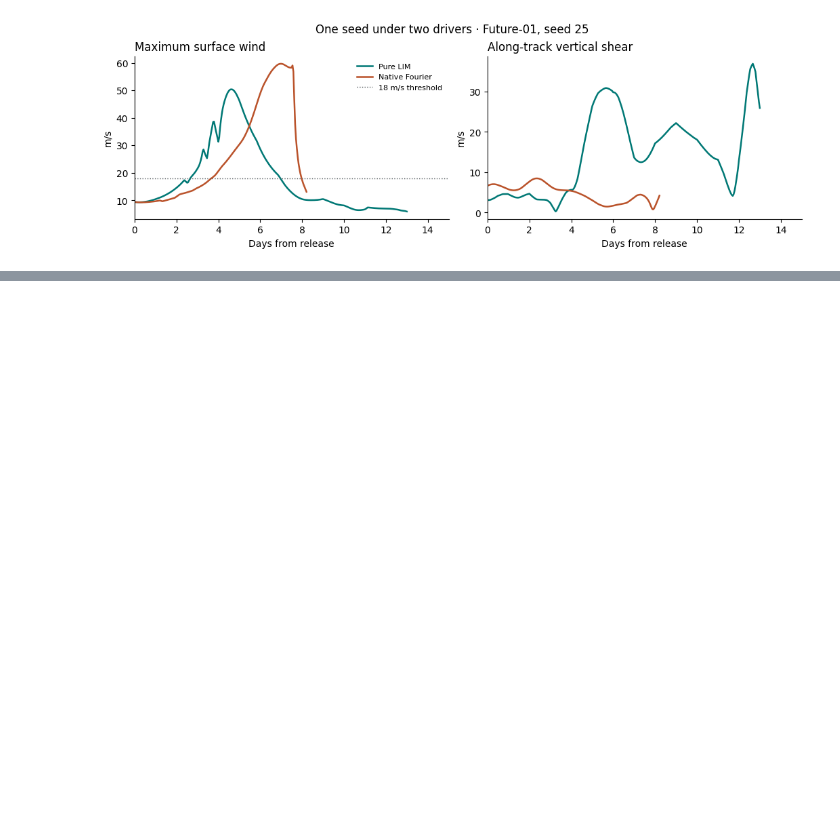
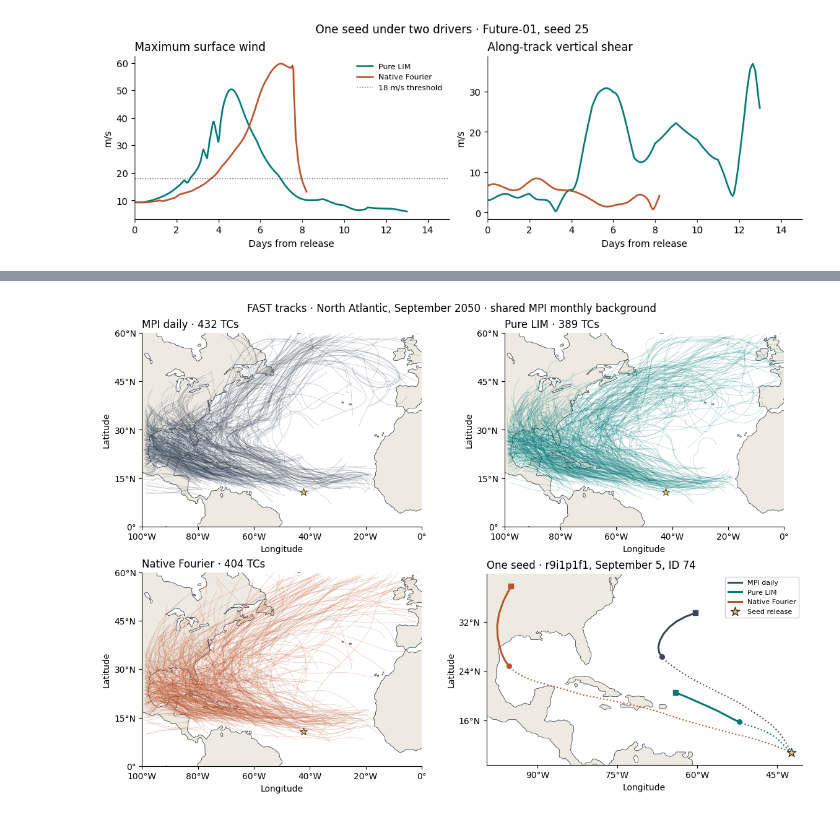
Before and after one commit to ZhanxiangHua/north-atlantic-pure-lim, a Jupyter notebook: notebooks/FaIR_EOF_LIM_to_Tropical_Cyclones.ipynb, the cells around one changed output, grey strips where cells are left out. Saved outputs shown, nothing was run; the diff lists cells and outputs as text; code cells hidden in the pictures; blank space fills up the shorter version.

```diff
--- a/notebooks/FaIR_EOF_LIM_to_Tropical_Cyclones.ipynb
+++ b/notebooks/FaIR_EOF_LIM_to_Tropical_Cyclones.ipynb
@@ -46,7 +46,7 @@ from annual_lim.model import MonthlyModel
 from annual_lim.sample import event, forcing
 from tc_emulator.sampling import fair_years
 from tc_emulator.tc_adapter import geography
-from tc_benchmark import DAYS, METHODS, MONTH, paired_rates, run_pair, window_samples
+from tc_benchmark import DAYS, METHODS, MONTH, paired_rates, run_pair
 
 threads = threadpool_limits(limits=1)
 seed = 20261119
@@ -61,7 +61,7 @@ for filename, expected in manifest["sha256"].items():
 assert version("fair") == manifest["fair"]["version"]
 plt.rcParams.update({"axes.spines.top": False, "axes.spines.right": False, "figure.dpi": 100,
                      "axes.titlelocation": "left", "font.size": 10, "savefig.dpi": 150})
-colors = {"Pure LIM": "#007875", "Native Fourier": "#ba532b", "HURDAT2": "#413e70"}
+colors = {"Pure LIM": "#007875", "Native Fourier": "#ba532b"}
 print(f"{len(historical_years)} historical + {future_events} future panels, "
       f"{seeds_per_event} seeds per panel, {len(METHODS)} drivers, {workers} workers")
 # %% [output]
@@ -424,0 +475,54 @@ To explore sampling variability, increase `seeds_per_event` and `future_events`
+# %%
+from matplotlib.ticker import MaxNLocator
+
+fixes = pd.read_parquet(mpi_report / "tc_tracks_6h.parquet").sort_values(storm_key + ["elapsed_h"])
+assert not fixes.duplicated(storm_key + ["elapsed_h"]).any()
+assert np.isfinite(fixes[["lon_e", "lat_n", "vmax_ms"]].to_numpy()).all()
+accepted = mpi_attempts.loc[mpi_attempts.tc].set_index(storm_key).sort_index()
+track_ids = pd.MultiIndex.from_frame(fixes[storm_key].drop_duplicates())
+pd.testing.assert_index_equal(track_ids, accepted.index)
+
+fig, axs = plt.subplots(2, 2, figsize=(11.4, 8.0), layout="constrained")
+for ax, driver in zip(axs.flat[:3], drivers):
+    case_protocol = "Reference" if driver == MPI else fixed_bg
+    group = fixes[fixes.protocol.eq(case_protocol) & fixes.method.eq(driver)]
+    segments = [np.column_stack((track.lon_e.to_numpy() - 360, track.lat_n))
+                for _, track in group.groupby(["member", "draw", "origin", "seed_id"], sort=False)]
+    ax.contourf(coast_x, coast_y, land_fraction, levels=[.5, 1.1], colors=["#eeeae2"])
+    basin_map(ax)
+    ax.add_collection(LineCollection(segments, colors=colors[driver], linewidths=.65, alpha=.24))
+    ax.scatter(one_seed.lon - 360, one_seed.lat, marker="*", s=80, c="#f4c34c",
+               edgecolors="#29323a", linewidths=.7, zorder=4)
+    ax.set_title(f"{driver} · {len(segments)} TCs")
+
+ax = axs[1, 1]
+ax.contourf(coast_x, coast_y, land_fraction, levels=[.5, 1.1], colors=["#eeeae2"])
+basin_map(ax)
+x0, y0 = float(one_seed.lon.iloc[0] - 360), float(one_seed.lat.iloc[0])
+shown = [np.array([[x0, y0]])]
+for driver in drivers:
+    t, window = live_paths[driver], live_windows[driver]
+    xy = np.column_stack((t.storm_lon.values - 360, t.storm_lat.values))
+    if window is None:
+        xy = xy[np.isfinite(xy).all(axis=1)]
+        ax.plot(*xy.T, color=colors[driver], ls=":", label=f"{driver} (incomplete)")
+    else:
+        begin = window[0]
+        xy = xy[:begin + 9]
+        ax.plot(*xy[:begin + 1].T, color=colors[driver], ls=":", lw=1.5)
+        ax.plot(*xy[begin:].T, color=colors[driver], lw=2.2, label=driver)
+        ax.scatter(*xy[begin], color=colors[driver], s=30, marker="o", zorder=4)
+        ax.scatter(*xy[-1], color=colors[driver], s=30, marker="s", zorder=4)
+    shown.append(xy)
+ax.scatter(x0, y0, marker="*", s=115, c="#f4c34c", edgecolors="#29323a", zorder=5, label="Seed release")
+extent = np.concatenate(shown)
+ax.set(xlim=(extent[:, 0].min()-2, extent[:, 0].max()+2), ylim=(extent[:, 1].min()-2, extent[:, 1].max()+2))
+ax.xaxis.set_major_locator(MaxNLocator(5))
+ax.yaxis.set_major_locator(MaxNLocator(5))
+ax.set_title(f"One seed · {member}, September {origin}, ID {example_id}")
+ax.legend(frameon=True, framealpha=.95, fontsize=8, loc="best")
+fig.suptitle("FAST tracks · North Atlantic, September 2050 · shared MPI monthly background")
+fig.savefig(mpi_out / "mpi_track_maps.png")
+plt.show()
+# %% [output]
+[figure, added]
```
Also changed, not shown: parts of 19 cells of this notebook, 25 other files.
